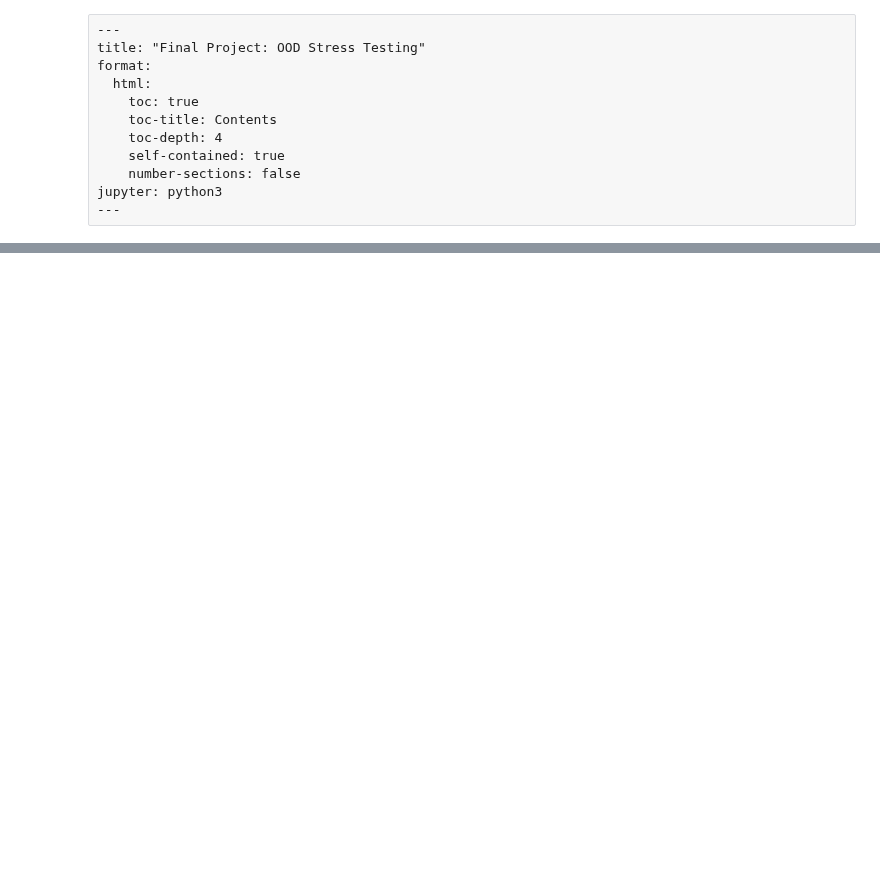
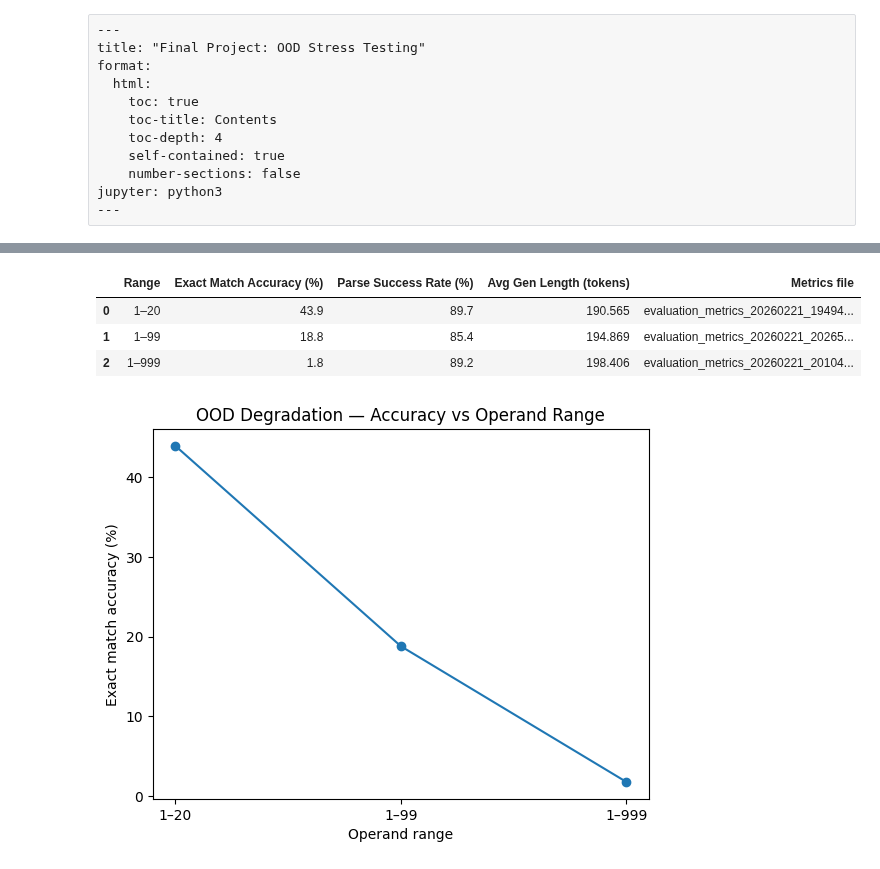
Before and after one commit to Anushka-De/stat359, a Jupyter notebook: student/Final_Project/arithmetic_llm/Project_analysis.ipynb, the cells around one changed output, grey strips where cells are left out. Saved outputs shown, nothing was run; the diff lists cells and outputs as text; code cells hidden in the pictures; blank space fills up the shorter version.

```diff
--- a/student/Final_Project/arithmetic_llm/Project_analysis.ipynb
+++ b/student/Final_Project/arithmetic_llm/Project_analysis.ipynb
@@ -12,0 +141,50 @@ jupyter: python3
+# %%
+#Plot results
+import os, glob, json
+import pandas as pd
+import matplotlib.pyplot as plt
+BASE_DIR = "arithmetic_llm/evaluation_results"
+folders = {
+    "1–20":  "q1_range_1_20",
+    "1–99":  "q1_range_1_99",
+    "1–999": "q1_range_1_999",
+}
+
+def load_latest_metrics(folder_path: str) -> dict:
+    files = sorted(glob.glob(os.path.join(folder_path, "evaluation_metrics_*.json")))
+    if not files:
+        raise FileNotFoundError(f"No evaluation_metrics_*.json found in: {folder_path}")
+    latest = files[-1]
+    with open(latest, "r") as f:
+        m = json.load(f)
+    m["_metrics_file"] = latest
+    return m
+
+rows = []
+for label, sub in folders.items():
+    fp = os.path.join(BASE_DIR, sub)
+    m = load_latest_metrics(fp)
+    rows.append({
+        "Range": label,
+        "Exact Match Accuracy (%)":  m.get("exact_match_accuracy", 0.0),
+        "Parse Success Rate (%)":  m.get("parse_success_rate", 0.0),
+        "Avg Gen Length (tokens)": m.get("avg_generation_length", None),
+        "Metrics file": os.path.basename(m["_metrics_file"]),
+    })
+
+df = pd.DataFrame(rows)
+df
+# %% [output]
+|  | Range | Exact Match Accuracy (%) | Parse Success Rate (%) | Avg Gen Length (tokens) | Metrics file |
+| 0 | 1–20 | 43.9 | 89.7 | 190.565 | evaluation_metrics_20260221_19494... |
+| 1 | 1–99 | 18.8 | 85.4 | 194.869 | evaluation_metrics_20260221_20265... |
+| 2 | 1–999 | 1.8 | 89.2 | 198.406 | evaluation_metrics_20260221_20104... |
+# %%
+plt.figure()
+plt.plot(df["Range"], df["Exact Match Accuracy (%)"], marker="o")
+plt.xlabel("Operand range")
+plt.ylabel("Exact match accuracy (%)")
+plt.title("OOD Degradation — Accuracy vs Operand Range")
+plt.show()
+# %% [output]
+[figure, added]
```
Also changed, not shown: parts of 10 cells of this notebook.
